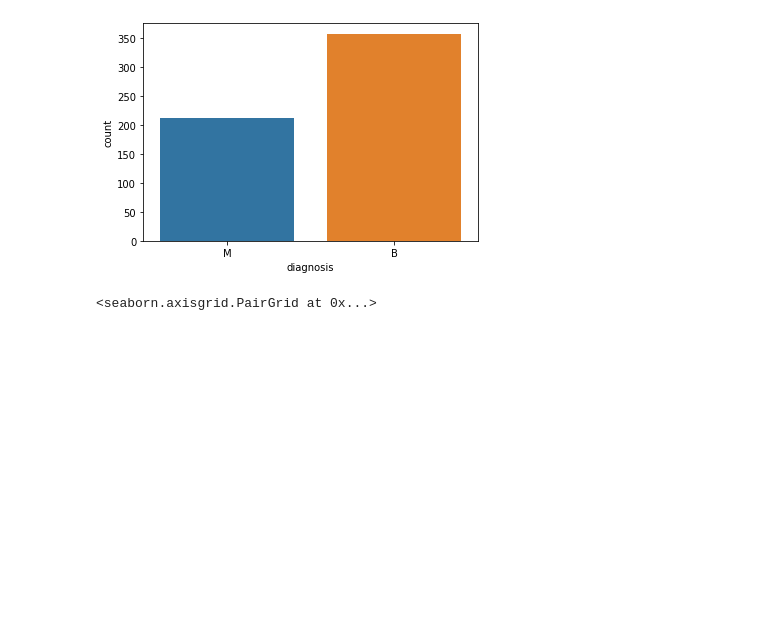
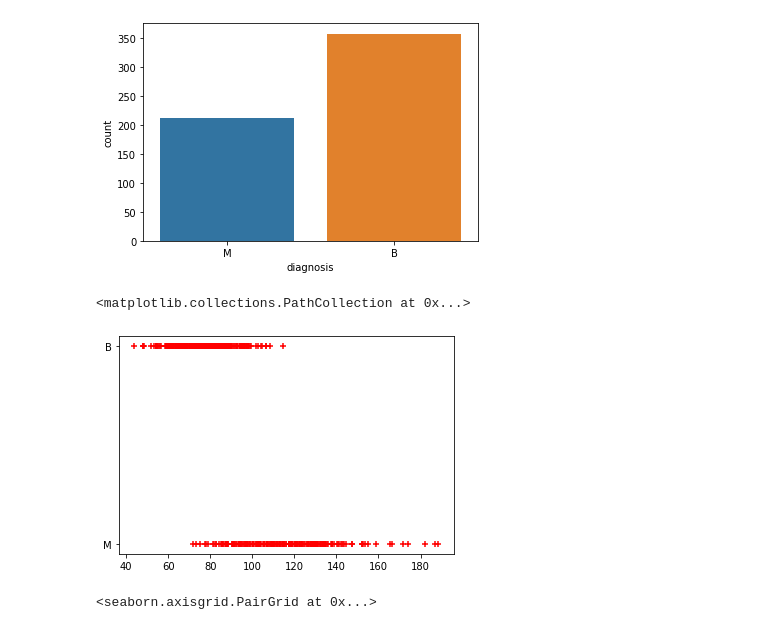
Before and after one commit to Sisira01/Breast_Cancer_prediction, a Jupyter notebook: Breast_Cancer_detection.ipynb, the cells around one changed output. Drawn from its saved outputs; the diff is of its cells as text; code cells hidden in the pictures; blank space fills up the shorter version.

```diff
--- a/Breast_Cancer_detection.ipynb
+++ b/Breast_Cancer_detection.ipynb
@@ -118,6 +113,12 @@ sns.countplot(x="diagnosis",data=df,)
 plt.show()
 # %% [output]
 [figure]
+# %%
+#scatter plot
+plt.scatter(df.perimeter_mean,df.diagnosis,marker='+',color='red')
+# %% [output]
+<matplotlib.collections.PathCollection at 0x...>
+[figure, added]
 # %%
 #create a pairplot
 sns.pairplot(df.iloc[:,0:4], hue = 'diagnosis')
```
Also changed, not shown: parts of 4 cells of this notebook.
